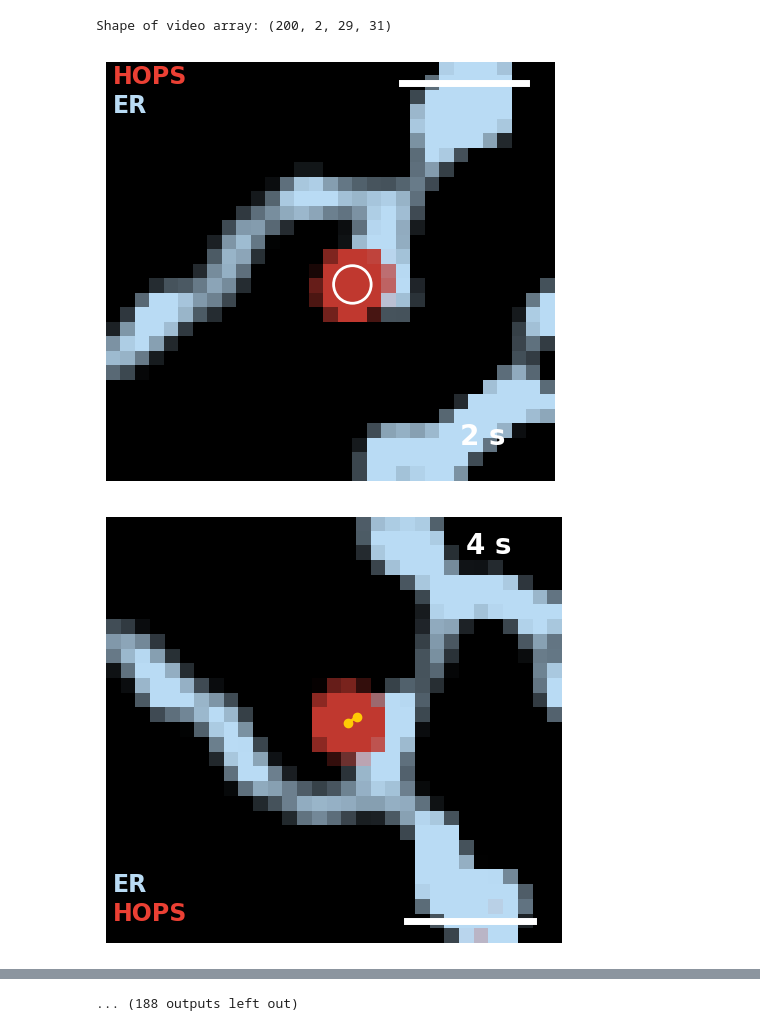
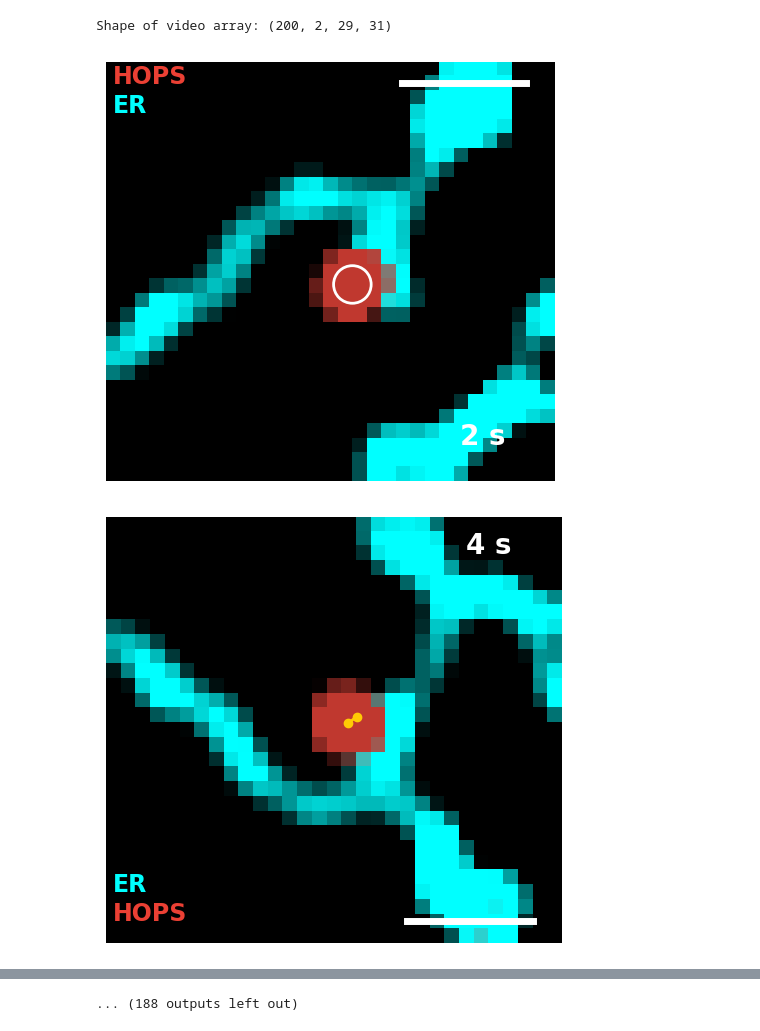
Before and after one commit to walterlab-um/Hyperosmotic_Confinement-Jump, a Jupyter notebook: plots/ER_HOPS_Montage.ipynb, the cells around one changed output, grey strips where cells are left out. Saved outputs shown, nothing was run; the diff lists cells and outputs as text; code cells hidden in the pictures.

```diff
--- a/plots/ER_HOPS_Montage.ipynb
+++ b/plots/ER_HOPS_Montage.ipynb
@@ -15,7 +14,7 @@ pd.options.mode.chained_assignment = None  # default='warn'
 # %%
 um_per_pixel = 0.117
 s_per_frame = 2
-folder_data = r"Z:\Bisal_Halder_turbo\PROCESSED_DATA\Impact_of_cytoskeleton_on_HOPS_condensates\HOPS_ER_dual imaging\no_drug\After bandpass filtering\Representative movies"
+folder_data = r"Z:\Bisal_Halder_turbo\PROCESSED_DATA\Impact_of_cytoskeleton_on_HOPS_condensates\HOPS_ER_dual imaging\no_drug\Analysed data\For montage"
 folder_save = folder_data
 
 tif_filename = "20240716_UGD_ER_405_7_532_5_rep2_FOV-3_cropped_montage_merged.tif"
@@ -32,8 +31,8 @@ phigh = 90
 scalebar_color = "white"
 
 cmap_blue = clr.LinearSegmentedColormap.from_list(
-    "dark2blue",
-    ["black", "#B9DBF4"],
+    "dark2cyan",
+    ["black", "#00FFFF"],
 )
 cmap_red = clr.LinearSegmentedColormap.from_list(
     "transparent2red",
@@ -80,7 +79,7 @@ def animate(frame):
         0,
         3,
         "ER",
-        color="#B9DBF4",
+        color="#00FFFF",
         weight="bold",
         size=17,
     )
@@ -134,32 +133,32 @@ def animate(frame):
         color="white",
         lw=5,
     )
     plt.xlim(0, img_blue.shape[0])
     plt.ylim(0, img_blue.shape[1])
     ax.invert_yaxis()
     plt.tight_layout()
     plt.axis("scaled")
     plt.axis("off")
 
 # animate(5)
 # ani = FuncAnimation(fig, animate, frames=150, interval=20, repeat=False)
 # writer = animation.FFMpegWriter(fps=25)  # 25 Hz, 0.5x playback (original:50Hz)
 # ani.save(join(folder_save, "VideoS_RNA_escape.mp4"), writer=writer, dpi=600)
 
 # Create montage images
 num_frames = 200
 for frame in range(1,num_frames+1):
     animate(frame)
     plt.savefig(join(folder_save, f"frame_{frame:03d}.png"), dpi = 600)
     plt.show()
 
 plt.close(fig)
 
 #Create animated video
 # ani = FuncAnimation(fig, animate, frames=200, interval=20, repeat=False)
 # writer = animation.FFMpegWriter(fps=20)  # 20 Hz
 # ani.save(join(folder_save, "VideoS_HOPS_Cofinement_ER.mp4"), writer=writer, dpi=600)
 # %% [output]
 Shape of video array: (200, 2, 29, 31)
-[figure, old version]
+[figure, new version]
-[figure, old version]
+[figure, new version]
```
Also changed, not shown: parts of 3 cells of this notebook.
